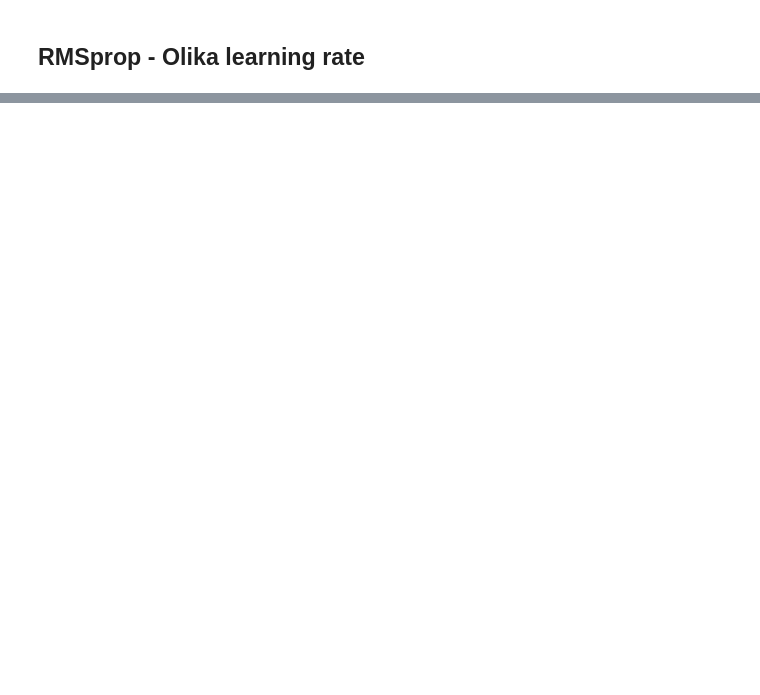
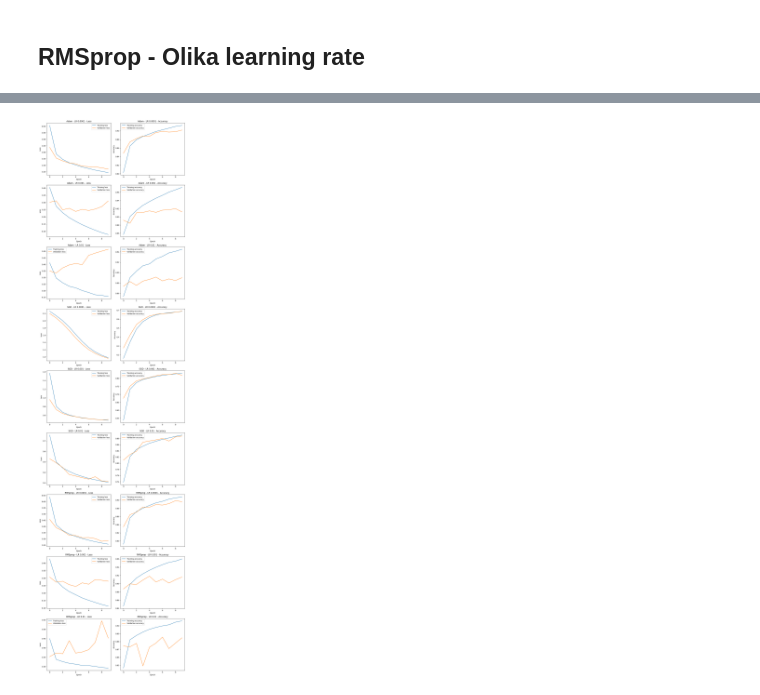
Before and after one commit to AlmaVasell/Grupparbete_DeepLearning_OptLearningRate, a Jupyter notebook: shara_test.ipynb, the cells around one changed output, grey strips where cells are left out. Saved outputs shown, nothing was run; the diff lists cells and outputs as text; code cells hidden in the pictures; blank space fills up the shorter version.

```diff
--- a/shara_test.ipynb
+++ b/shara_test.ipynb
@@ -384,0 +472,4 @@ df_results.sort_values(by="val_accuracy", ascending=False)
+# %%
+plot_all_histories(histories, titles)
+# %% [output]
+[figure, added]
```
Also changed, not shown: parts of 8 cells of this notebook.
